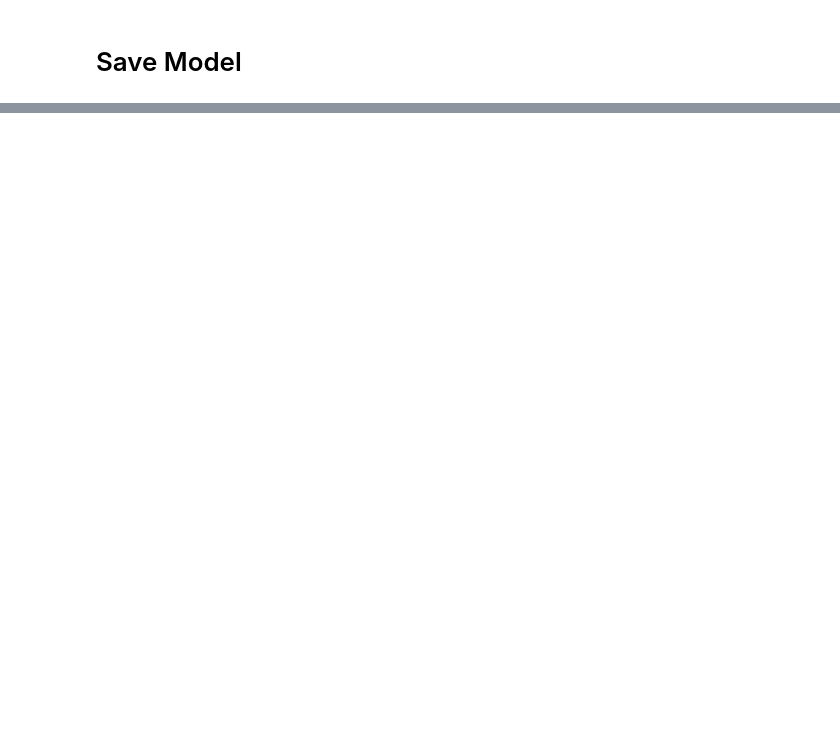
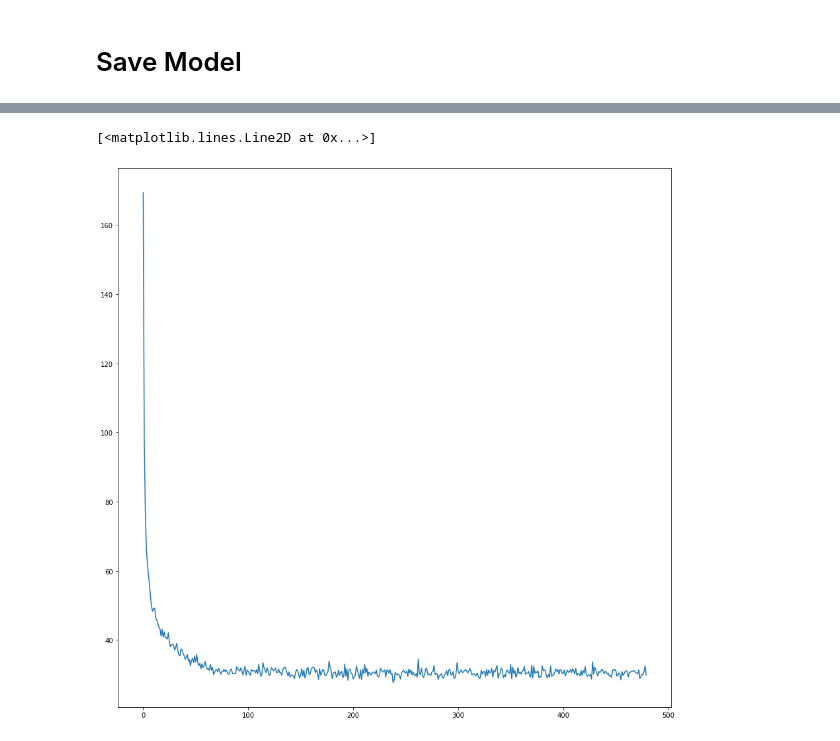
Before and after one commit to gjustin40/Food-Calorie-Project, a Jupyter notebook: workspace/Food_Classification_workspace.ipynb, the cells around one changed output, grey strips where cells are left out. Saved outputs shown, nothing was run; the diff lists cells and outputs as text; code cells hidden in the pictures; blank space fills up the shorter version.

```diff
--- a/workspace/Food_Classification_workspace.ipynb
+++ b/workspace/Food_Classification_workspace.ipynb
@@ -118,0 +134,9 @@ Sequential(
+# %%
+# Models
+model = torchvision.models.resnet152(pretrained=True)
+
+for p in model.parameters():
+    p.requires_grad = False
+
+model.fc = nn.Linear(2048, CLASS_NUM)
+model.fc
@@ -128,6 +154,8 @@ else:
     print('We are using CPU')
 # %% [output]
 We are using GPU
+# %%
+device = torch.device('cpu')
 # %% [markdown]
 # Loss Function & Optimizer
 # %%
@@ -283,0 +453,6 @@ tensor([[98.,  9.,  1.,  3.],
+# %%
+plt.figure(figsize=(15,15))
+plt.plot(loss_for_epoch)
+# %% [output]
+[<matplotlib.lines.Line2D at 0x...>]
+[figure, added]
```
Also changed, not shown: parts of 31 cells of this notebook.
